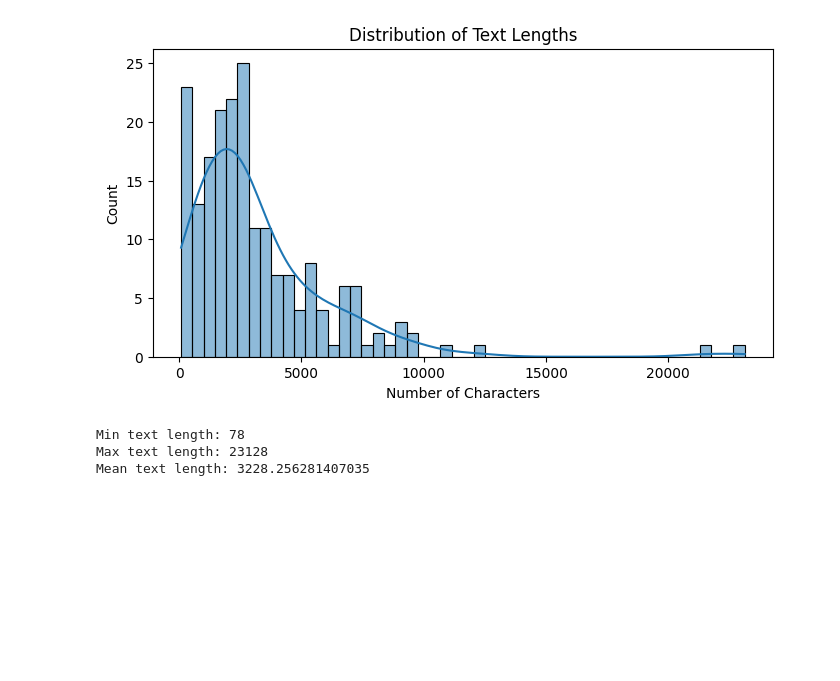
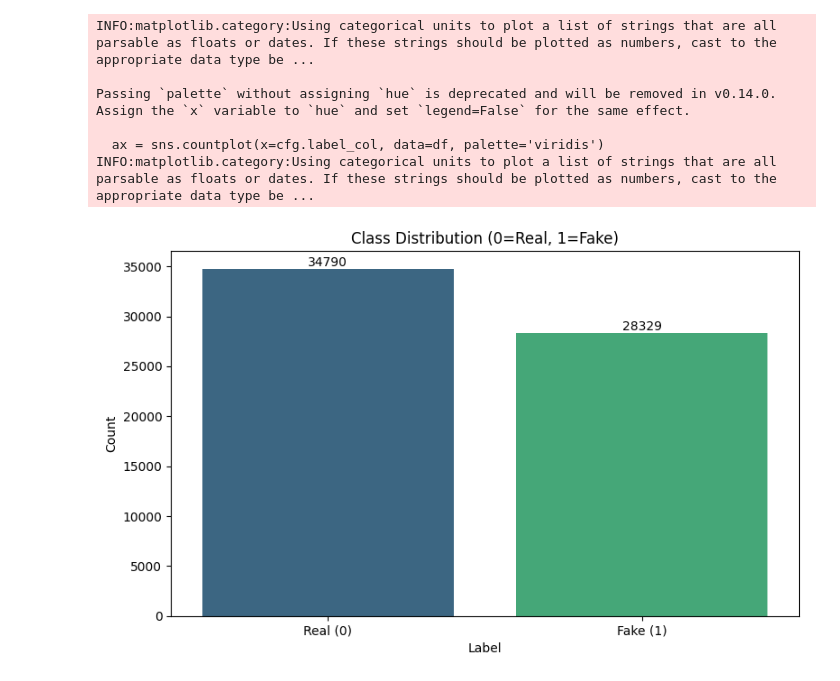
Before and after one commit to sobrag/mlops, a Jupyter notebook: src/data/eda.ipynb, the cells around one changed output. Cells and saved outputs as stored; diff of their text form; code cells hidden in the pictures; blank space fills up the shorter version.

```diff
--- a/src/data/eda.ipynb
+++ b/src/data/eda.ipynb
@@ -74,20 +116,20 @@ INFO:matplotlib.category:Using categorical units to plot a list of strings that
-# %%
-# Add text length
-df['text_length'] = df['clean_text'].str.len()
-
-# Histogram of text length
-plt.figure(figsize=(8, 4))
-sns.histplot(df['text_length'], bins=50, kde=True)
-plt.title("Distribution of Text Lengths")
-plt.xlabel("Number of Characters")
-plt.show()
-
-# Optional: check extreme values
-print("Min text length:", df['text_length'].min())
-print("Max text length:", df['text_length'].max())
-print("Mean text length:", df['text_length'].mean())
-# %% [output]
-[figure, removed]
-Min text length: 78
-Max text length: 23128
-Mean text length: 3228.256281407035
+# %%
+plt.figure(figsize=(8, 5))
+ax = sns.countplot(x=cfg.label_col, data=df, palette='viridis')
+ax.set_title("Class Distribution (0=Real, 1=Fake)")
+ax.set_xlabel("Label")
+ax.set_ylabel("Count")
+ax.set_xticklabels(["Real (0)", "Fake (1)"])
+
+for container in ax.containers:
+    ax.bar_label(container)
+plt.tight_layout()
+plt.show()
+# %% [output]
+INFO:matplotlib.category:Using categorical units to plot a list of strings that are all parsable as floats or dates. If these strings should be plotted as numbers, cast to the appropriate data type be ...
+
+Passing `palette` without assigning `hue` is deprecated and will be removed in v0.14.0. Assign the `x` variable to `hue` and set `legend=False` for the same effect.
+
+  ax = sns.countplot(x=cfg.label_col, data=df, palette='viridis')
+INFO:matplotlib.category:Using categorical units to plot a list of strings that are all parsable as floats or dates. If these strings should be plotted as numbers, cast to the appropriate data type be ...
+[figure, added]
```
Also changed, not shown: parts of 18 cells of this notebook.
